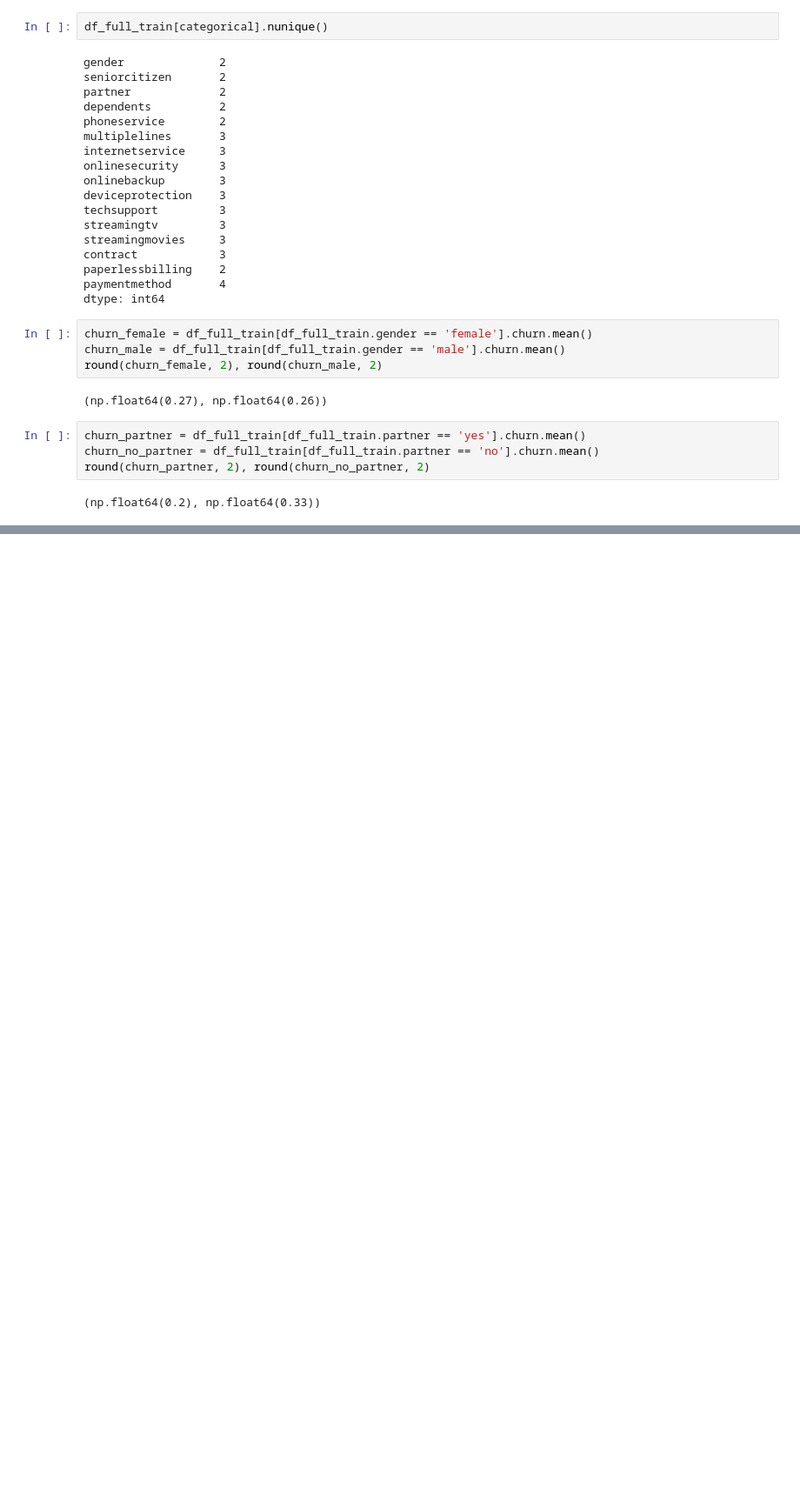
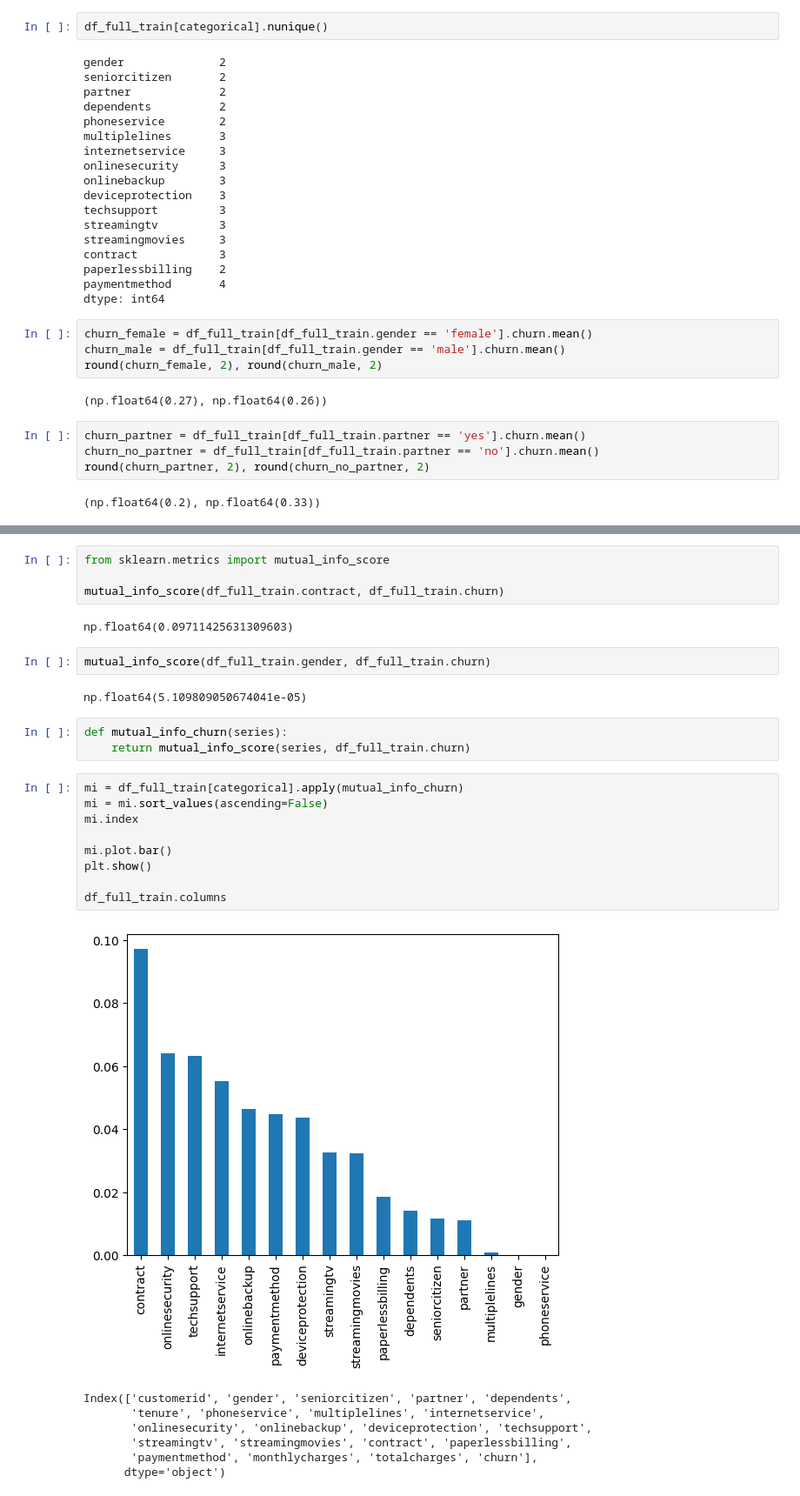
Before and after one commit to Mikaelnystroms/ml-engineer-zoomcamp, a Jupyter notebook: 03-classification/notebooks/churn-prediction.ipynb, the cells around one changed output, grey strips where cells are left out. Shown: that part at 87% size. Drawn from its saved outputs; the diff is of its cells as text; blank space fills up the shorter version.

```diff
--- a/03-classification/notebooks/churn-prediction.ipynb
+++ b/03-classification/notebooks/churn-prediction.ipynb
@@ -219,0 +284,30 @@ round(churn_partner, 2), round(churn_no_partner, 2)
+# %%
+from sklearn.metrics import mutual_info_score
+
+mutual_info_score(df_full_train.contract, df_full_train.churn)
+# %% [output]
+np.float64(0.09711425631309603)
+# %%
+mutual_info_score(df_full_train.gender, df_full_train.churn)
+# %% [output]
+np.float64(5.109809050674041e-05)
+# %%
+def mutual_info_churn(series):
+    return mutual_info_score(series, df_full_train.churn)
+# %%
+mi = df_full_train[categorical].apply(mutual_info_churn)
+mi = mi.sort_values(ascending=False)
+mi.index
+
+mi.plot.bar()
+plt.show()
+
+df_full_train.columns
+# %% [output]
+[figure, added]
+Index(['customerid', 'gender', 'seniorcitizen', 'partner', 'dependents',
+       'tenure', 'phoneservice', 'multiplelines', 'internetservice',
+       'onlinesecurity', 'onlinebackup', 'deviceprotection', 'techsupport',
+       'streamingtv', 'streamingmovies', 'contract', 'paperlessbilling',
+       'paymentmethod', 'monthlycharges', 'totalcharges', 'churn'],
+      dtype='object')
```
Also changed, not shown: parts of 3 cells of this notebook, 2 other files.
